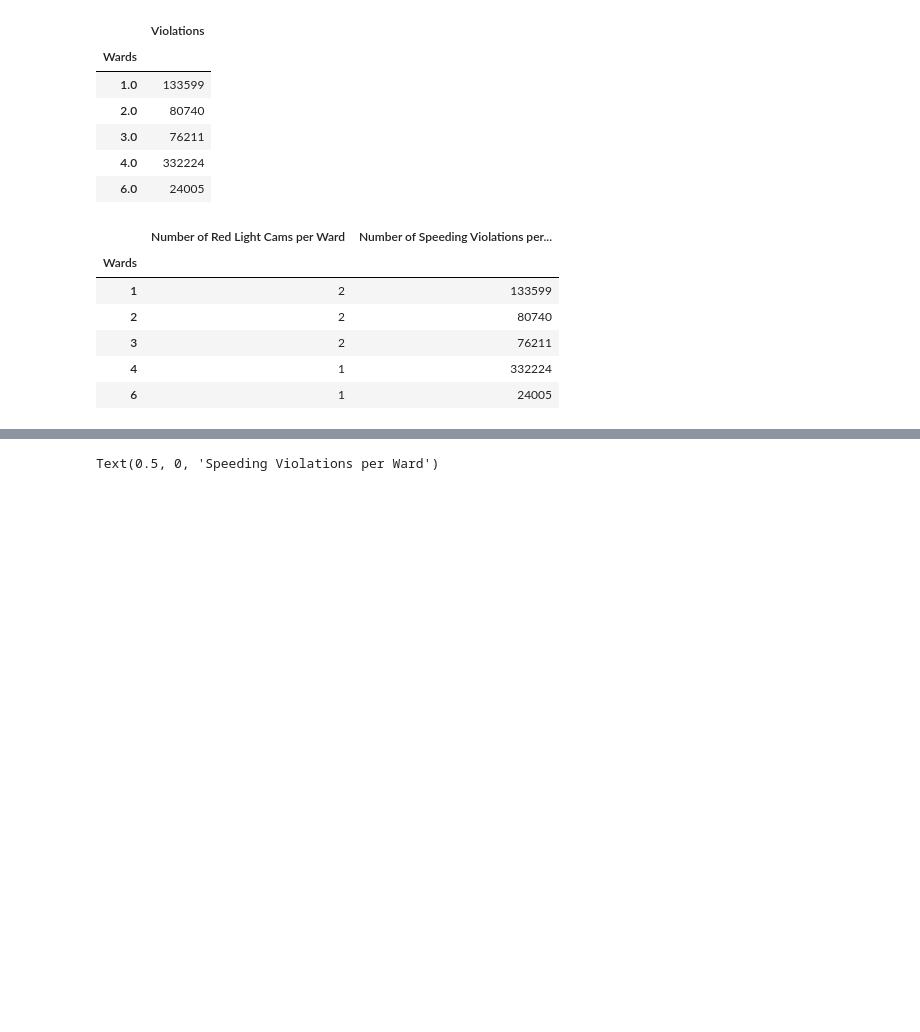
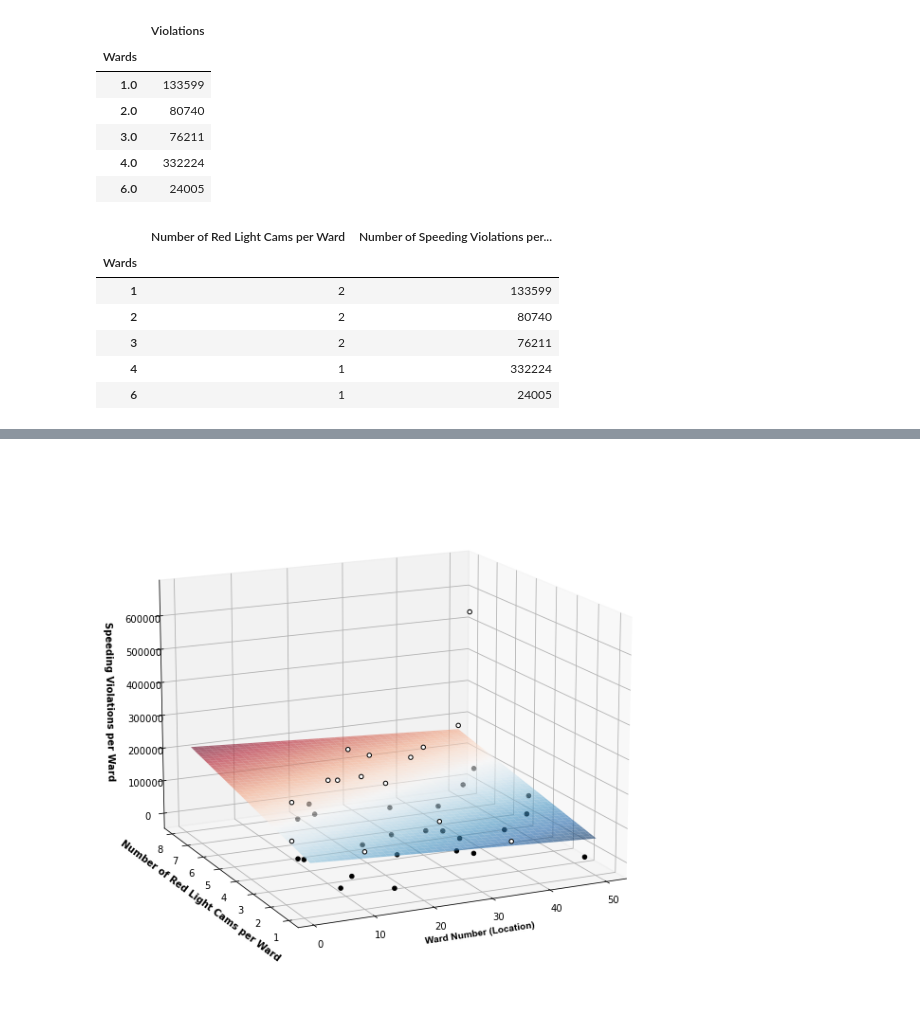
Before and after one commit to michaeldduszynski/Group-4-, a Jupyter notebook: correlation_red_speeding.ipynb, the cells around one changed output, grey strips where cells are left out. Cells and saved outputs as stored; diff of their text form; code cells hidden in the pictures; blank space fills up the shorter version.

```diff
--- a/correlation_red_speeding.ipynb
+++ b/correlation_red_speeding.ipynb
@@ -141,11 +152,12 @@ surf = ax.plot_surface(xx1, xx2, Z, cmap=plt.cm.RdBu_r, alpha=0.6, linewidth=0)
 
 # plot data points - points over the HP are white, points below are black
 resid = y - est.predict(X)
-ax.scatter(X[resid >= 0]["Ward Number"], X[resid >= 0]["Number of Red Light Cams per Ward"], y[resid >= 0], color='black', alpha=1.0, facecolor='white')
+ax.scatter(X[resid >= 0]["Ward Number"], X[resid >= 0]["Number of Red Light Cams per Ward"], y[resid >= 0], color='black', alpha=1.0, facecolor="white")
 ax.scatter(X[resid < 0]["Ward Number"], X[resid < 0]["Number of Red Light Cams per Ward"], y[resid < 0], color='black', alpha=1.0)
 
 # set axis labels
-ax.set_xlabel('Ward Number (Location)',fontweight="bold")
+ax.set_xlabel('Ward Number (Location)',fontweight="bold", fontname="Arial")
 ax.set_ylabel('Number of Red Light Cams per Ward',fontweight="bold")
-ax.set_zlabel('Speeding Violations per Ward', fontweight="bold", labelpad=15)
+ax.set_zlabel('Speeding Violations per Ward', fontweight="bold",labelpad=15)
+fig.savefig('Images/ax2_figure_expanded.png')
 # %% [output]
@@ -154 +164 @@ ax.set_zlabel('Speeding Violations per Ward', fontweight="bold", labelpad=15)
-Text(0.5, 0, 'Speeding Violations per Ward')
+[figure, added]
```
Also changed, not shown: parts of 13 cells of this notebook.
